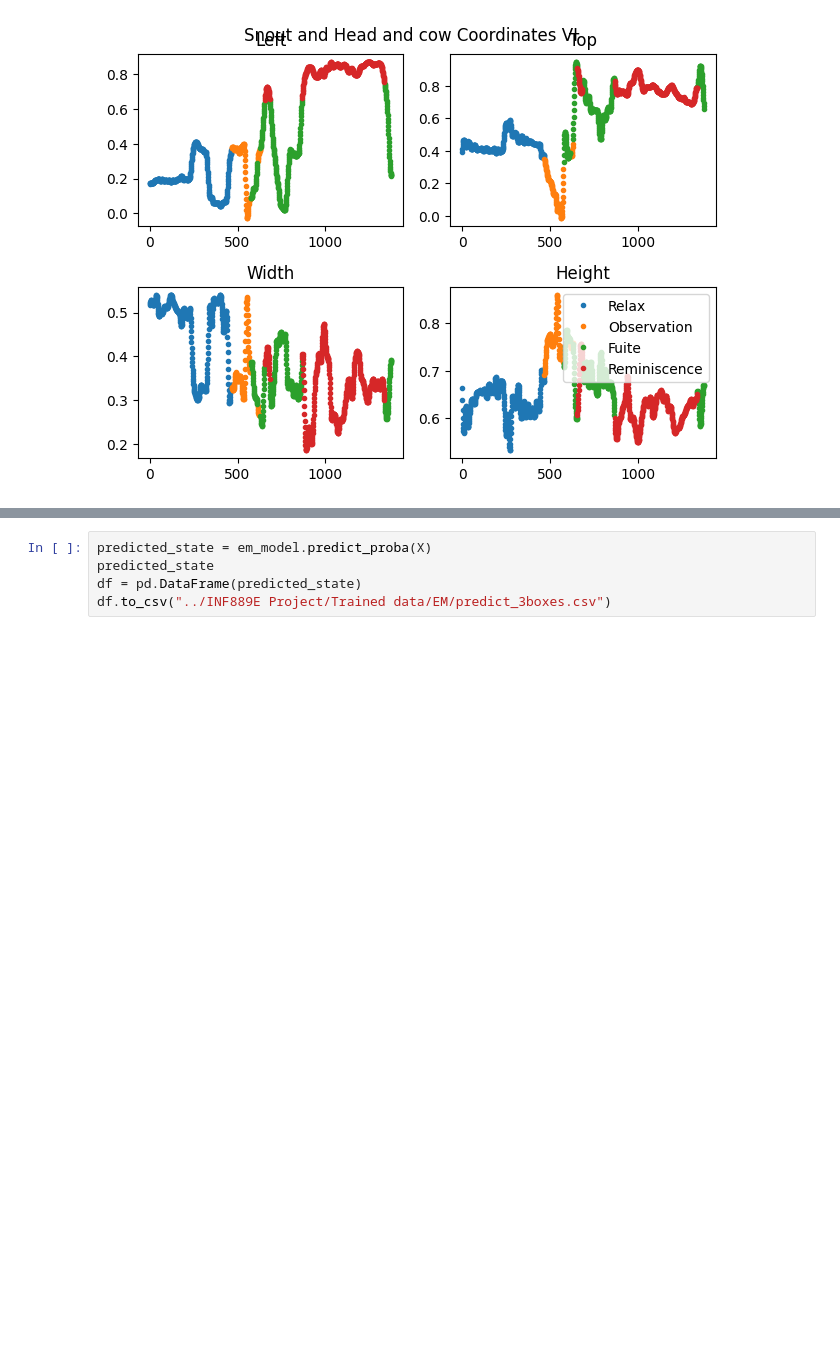
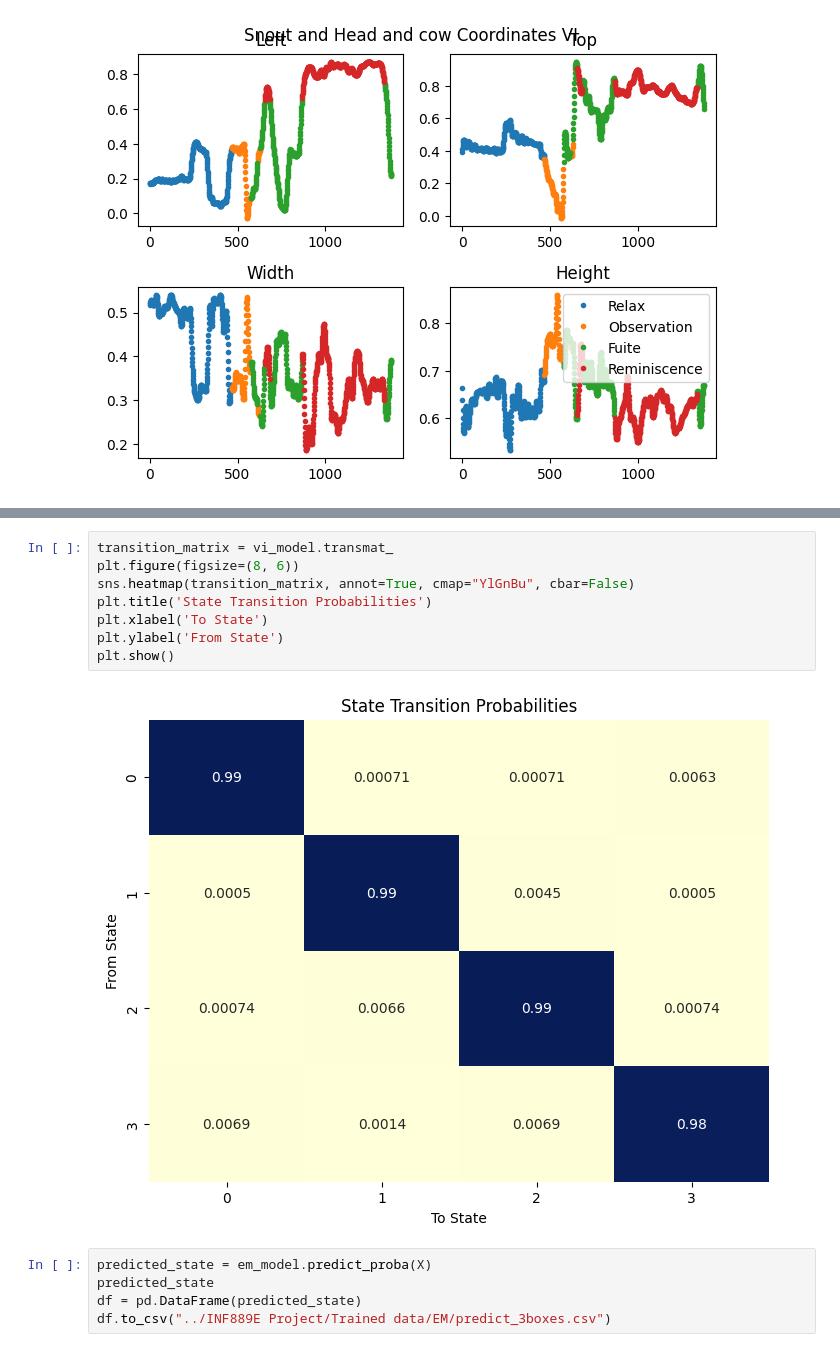
Before and after one commit to RinVyX/HmmComportement, a Jupyter notebook: 3box.ipynb, the cells around one changed output, grey strips where cells are left out. Cells and saved outputs as stored; diff of their text form; blank space fills up the shorter version.

```diff
--- a/3box.ipynb
+++ b/3box.ipynb
@@ -188,3 +199,13 @@ Text(0.5, 0.98, 'Snout and Head and cow Coordinates VI')
+# %%
+transition_matrix = vi_model.transmat_
+plt.figure(figsize=(8, 6))
+sns.heatmap(transition_matrix, annot=True, cmap="YlGnBu", cbar=False)
+plt.title('State Transition Probabilities')
+plt.xlabel('To State')
+plt.ylabel('From State')
+plt.show()
+# %% [output]
+[figure, added]
 # %%
 predicted_state = em_model.predict_proba(X)
 predicted_state
```
Also changed, not shown: parts of 4 cells of this notebook, 2 other files.
